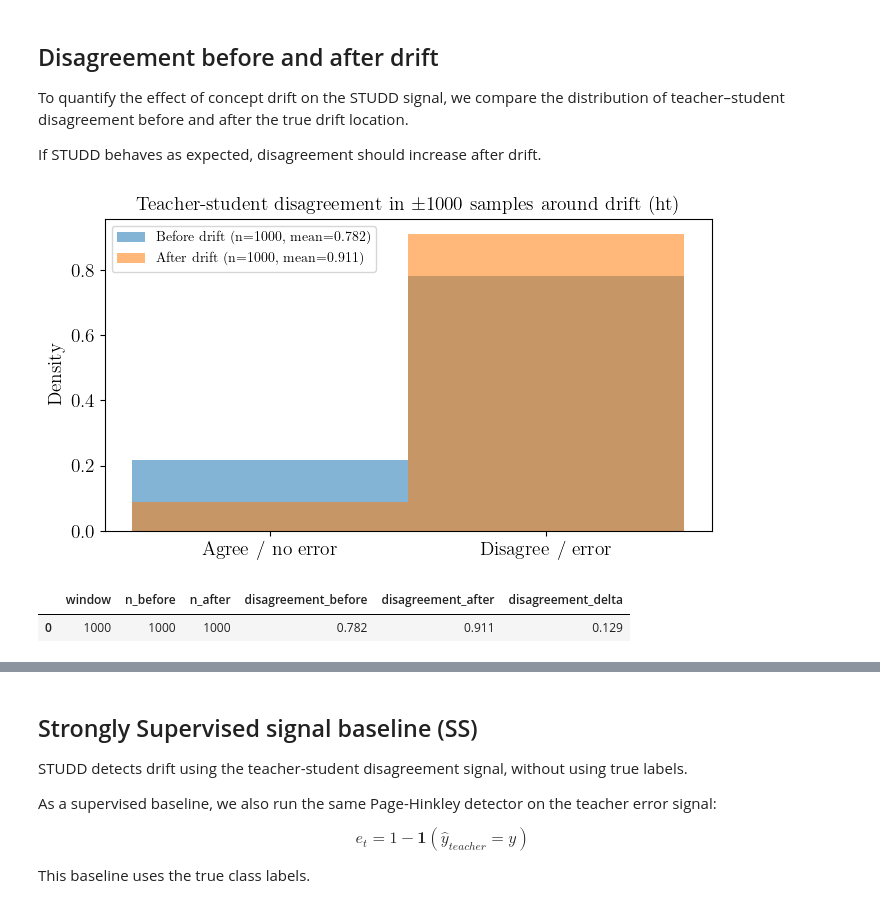
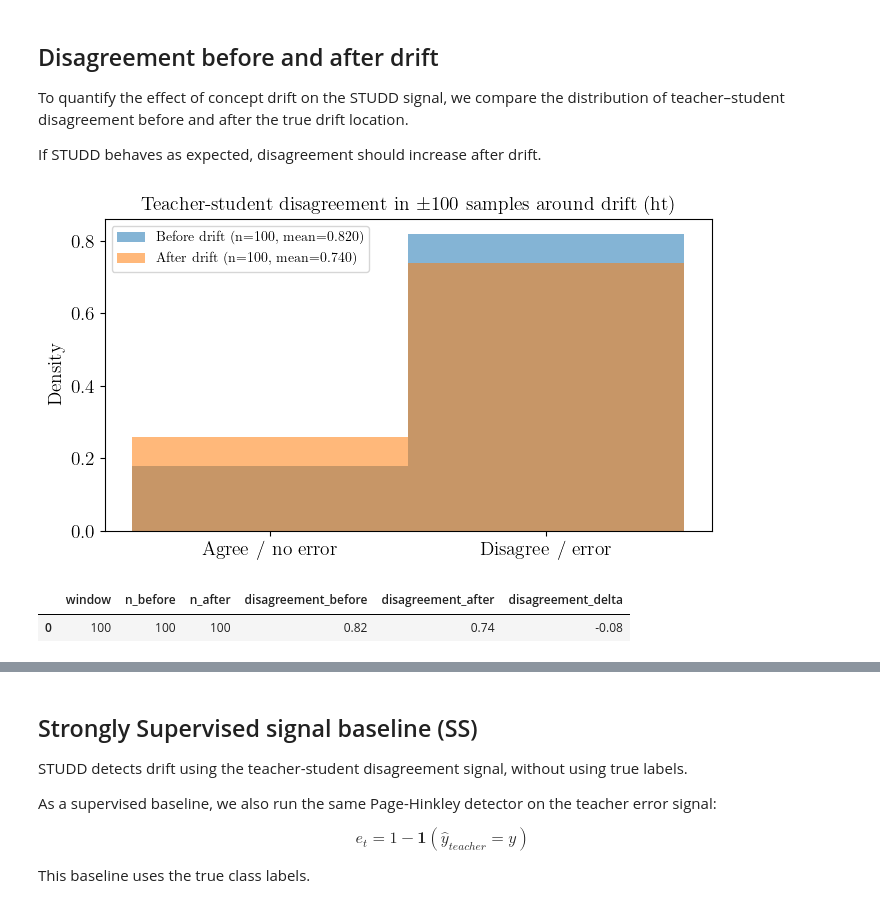
Before and after one commit to EiriniTzan/master-thesis, a Jupyter notebook: notebooks/test_synthetic_studd.ipynb, the cells around one changed output, grey strips where cells are left out. Cells and saved outputs as stored; diff of their text form; code cells hidden in the pictures.

```diff
--- a/notebooks/test_synthetic_studd.ipynb
+++ b/notebooks/test_synthetic_studd.ipynb
@@ -256,7 +253,7 @@ teacher_correct = np.array(teacher_correct, dtype=float)
 # CapyMOA STUDD stores agreement internally:
 # 1 = agree, 0 = disagree
 agreement = np.array(studd.data, dtype=float)
-agreement_offset = 1500 + studd.min_n_instances
+agreement_offset = studd.min_n_instances
 agreement_idx = np.arange(len(agreement)) + agreement_offset
 
 # Imitation error / disagreement:
@@ -407,7 +404,7 @@ To quantify the effect of concept drift on the STUDD signal, we compare the dist
 
 If STUDD behaves as expected, disagreement should increase after drift.
 # %%
-LOCAL_DRIFT_WINDOW = 1000
+LOCAL_DRIFT_WINDOW = 100
 
 before_mask = (
     (agreement_idx >= drift_pos - LOCAL_DRIFT_WINDOW)
@@ -440,36 +437,36 @@ ax.hist(
 )
 
 ax.hist(
     after_disagreement,
     bins=bins,
     density=True,
     alpha=0.55,
     label=f"After drift (n={len(after_disagreement)}, mean={mean_after:.3f})",
 )
 
 ax.set_xticks([0, 1])
 ax.set_xticklabels(["Agree / no error", "Disagree / error"])
 ax.set_ylabel("Density")
 ax.set_title(
     f"Teacher-student disagreement in ±{LOCAL_DRIFT_WINDOW} samples around drift ({STUDENT_TYPE})"
 )
 ax.legend()
 
 plt.tight_layout()
 plt.show()
 
 pd.DataFrame([{
     "window": LOCAL_DRIFT_WINDOW,
     "n_before": len(before_disagreement),
     "n_after": len(after_disagreement),
     "disagreement_before": mean_before,
     "disagreement_after": mean_after,
     "disagreement_delta": mean_after - mean_before,
 }])
 # %% [output]
-[figure, old version]
+[figure, new version]
 |  | window | n_before | n_after | disagreement_before | disagreement_after | disagreement_delta |
-| 0 | 1000 | 1000 | 1000 | 0.782 | 0.911 | 0.129 |
+| 0 | 100 | 100 | 100 | 0.82 | 0.74 | -0.08 |
 # %% [markdown]
 ## Local analysis around the true drift and drift alarms
 
```
Also changed, not shown: parts of 15 cells of this notebook, 1 other file.
